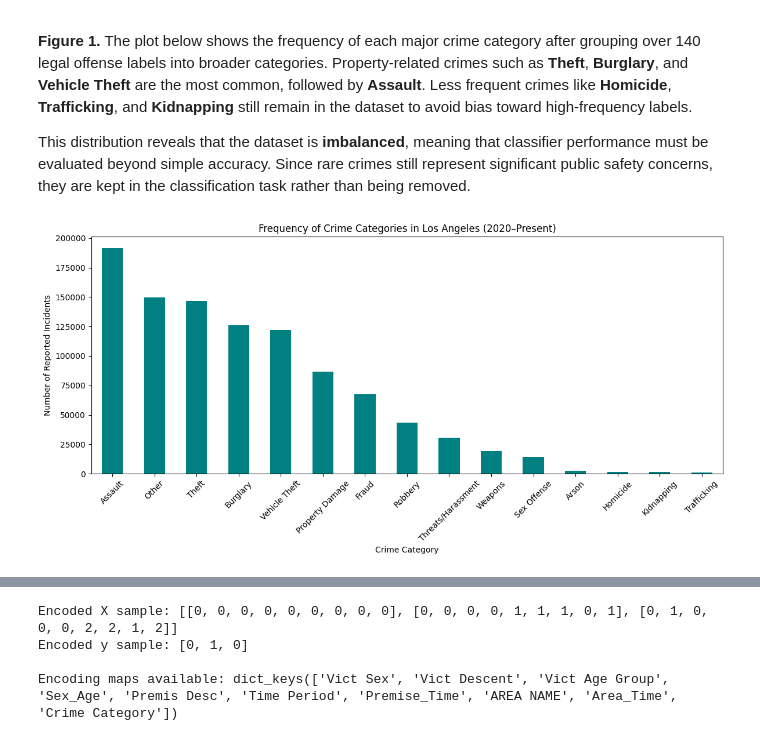
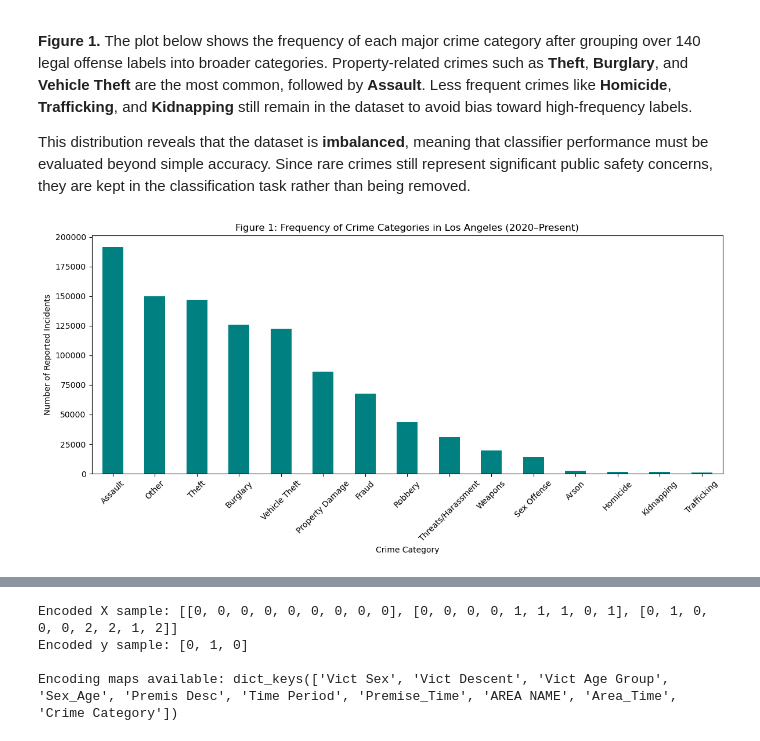
Before and after one commit to ironalex04/Cpsc322_Project, a Jupyter notebook: notebooks/Report.ipynb, the cells around one changed output, grey strips where cells are left out. Cells and saved outputs as stored; diff of their text form; code cells hidden in the pictures.

```diff
--- a/notebooks/Report.ipynb
+++ b/notebooks/Report.ipynb
@@ -140,13 +160,13 @@ This distribution reveals that the dataset is **imbalanced**, meaning that class
 # %%
 import matplotlib.pyplot as plt
 
 plt.figure(figsize=(12, 6))
 clean_df["Crime Category"].value_counts().plot(kind="bar", color="teal")
-plt.title("Frequency of Crime Categories in Los Angeles (2020–Present)")
+plt.title("Figure 1: Frequency of Crime Categories in Los Angeles (2020–Present)")
 plt.xlabel("Crime Category")
 plt.ylabel("Number of Reported Incidents")
 plt.xticks(rotation=45)
 plt.tight_layout()
 plt.show()
 # %% [output]
-[figure, old version]
+[figure, new version]
```
Also changed, not shown: parts of 25 cells of this notebook.
